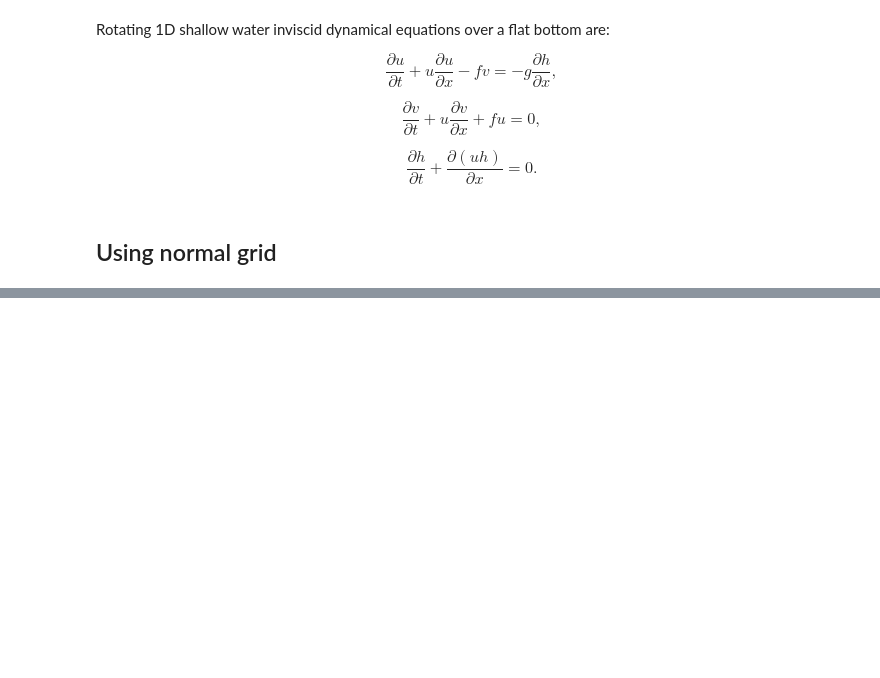
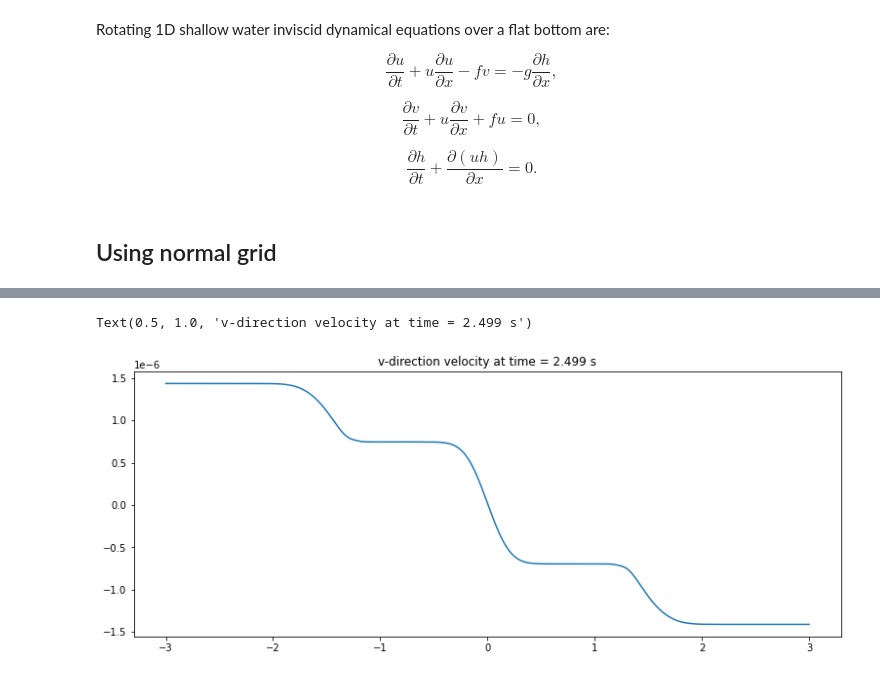
Before and after one commit to dhruvbhagtani/EMSC-8033-project, a Jupyter notebook: 1D_SWE.ipynb, the cells around one changed output, grey strips where cells are left out. Cells and saved outputs as stored; diff of their text form; code cells hidden in the pictures; blank space fills up the shorter version.

```diff
--- a/1D_SWE.ipynb
+++ b/1D_SWE.ipynb
@@ -358,0 +474,7 @@ for t in np.arange(t_start,t_end,dt):
+# %%
+plt.figure(figsize = (13,5))
+plt.plot(xu, vm_new)
+plt.title('v-direction velocity at time = ' + str(t) + ' s')
+# %% [output]
+Text(0.5, 1.0, 'v-direction velocity at time = 2.499 s')
+[figure, added]
```
Also changed, not shown: parts of 58 cells of this notebook.
